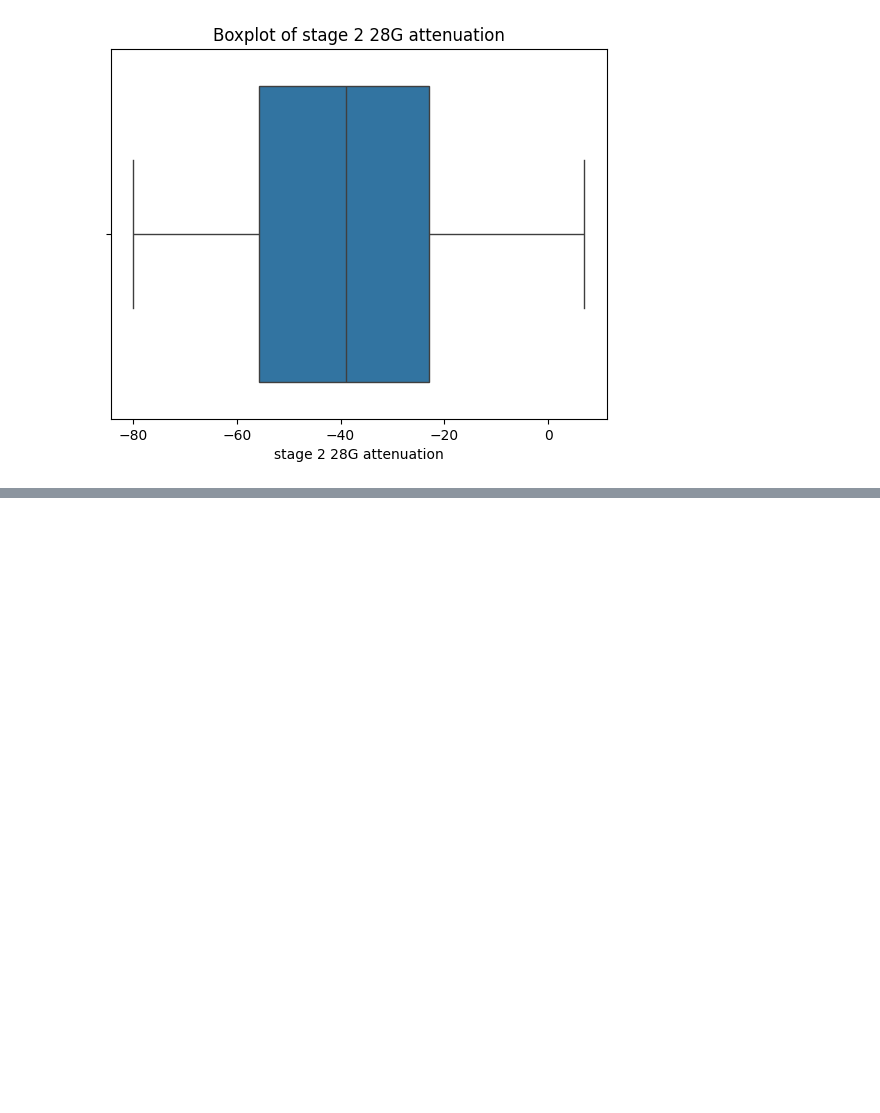
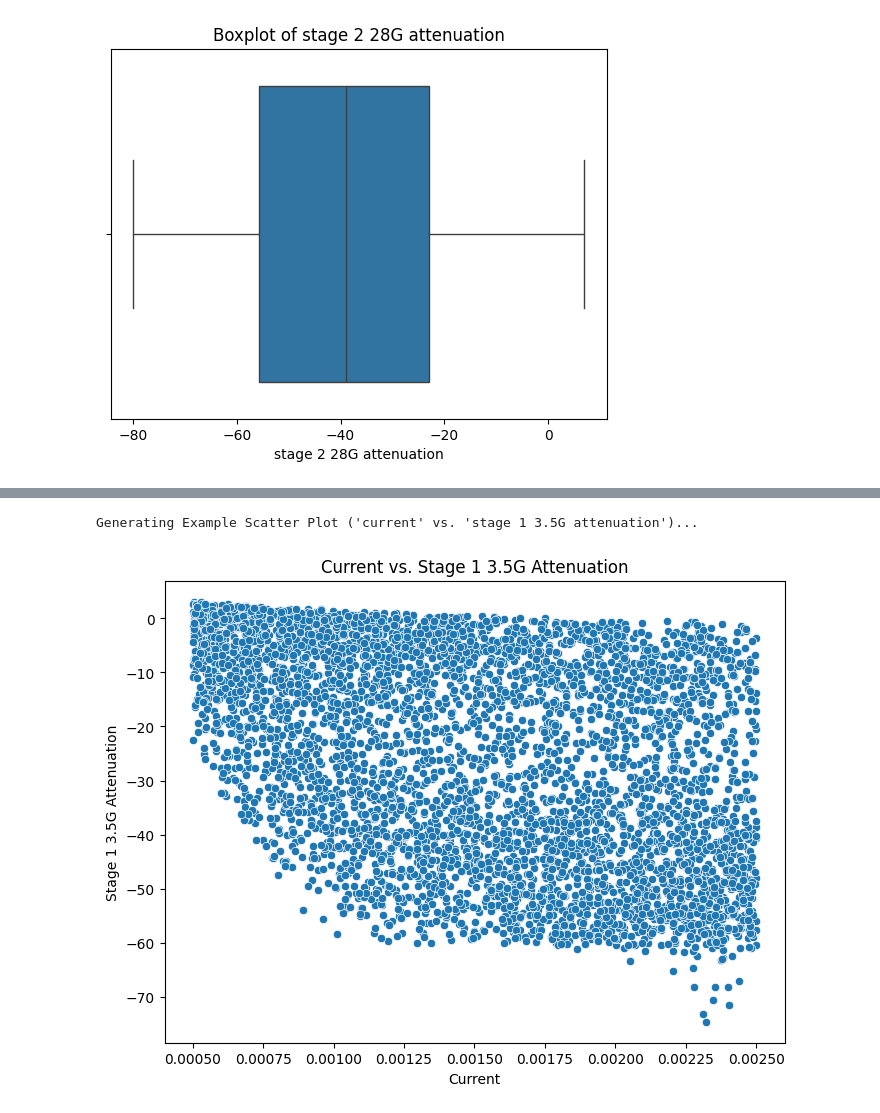
Before and after one commit to Oysturn-Vas/Machine-Learning-for-CTLE-Circuit-Generation, a Jupyter notebook: visualization.ipynb, the cells around one changed output, grey strips where cells are left out. Saved outputs shown, nothing was run; the diff lists cells and outputs as text; code cells hidden in the pictures; blank space fills up the shorter version.

```diff
--- a/visualization.ipynb
+++ b/visualization.ipynb
@@ -141,0 +201,12 @@ for col in target_cols:
+# %%
+# Scatter Plots (Example: 'current' vs. 'stage 1 3.5G attenuation')
+print("\nGenerating Example Scatter Plot ('current' vs. 'stage 1 3.5G attenuation')...")
+plt.figure(figsize=(8, 6))
+sns.scatterplot(x="current", y="stage 1 3.5G attenuation", data=df)
+plt.title("Current vs. Stage 1 3.5G Attenuation")
+plt.xlabel("Current")
+plt.ylabel("Stage 1 3.5G Attenuation")
+plt.show()
+# %% [output]
+Generating Example Scatter Plot ('current' vs. 'stage 1 3.5G attenuation')...
+[figure, added]
```
Also changed, not shown: parts of 11 cells of this notebook, 2 other files.
